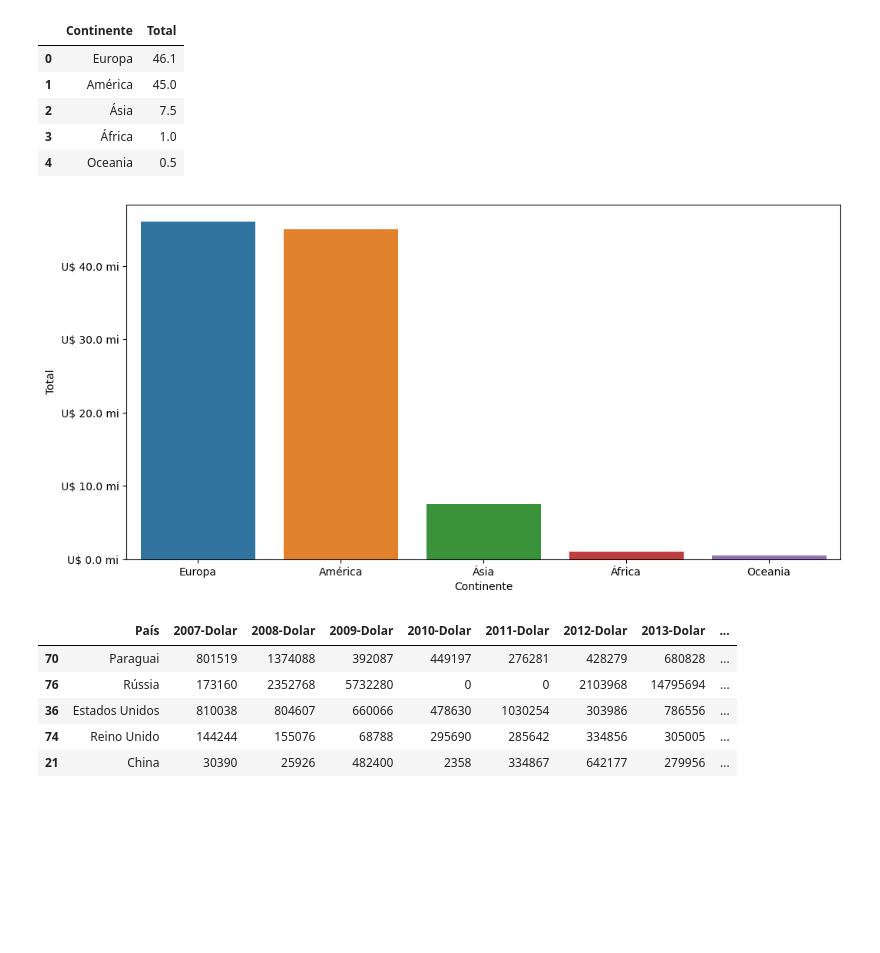
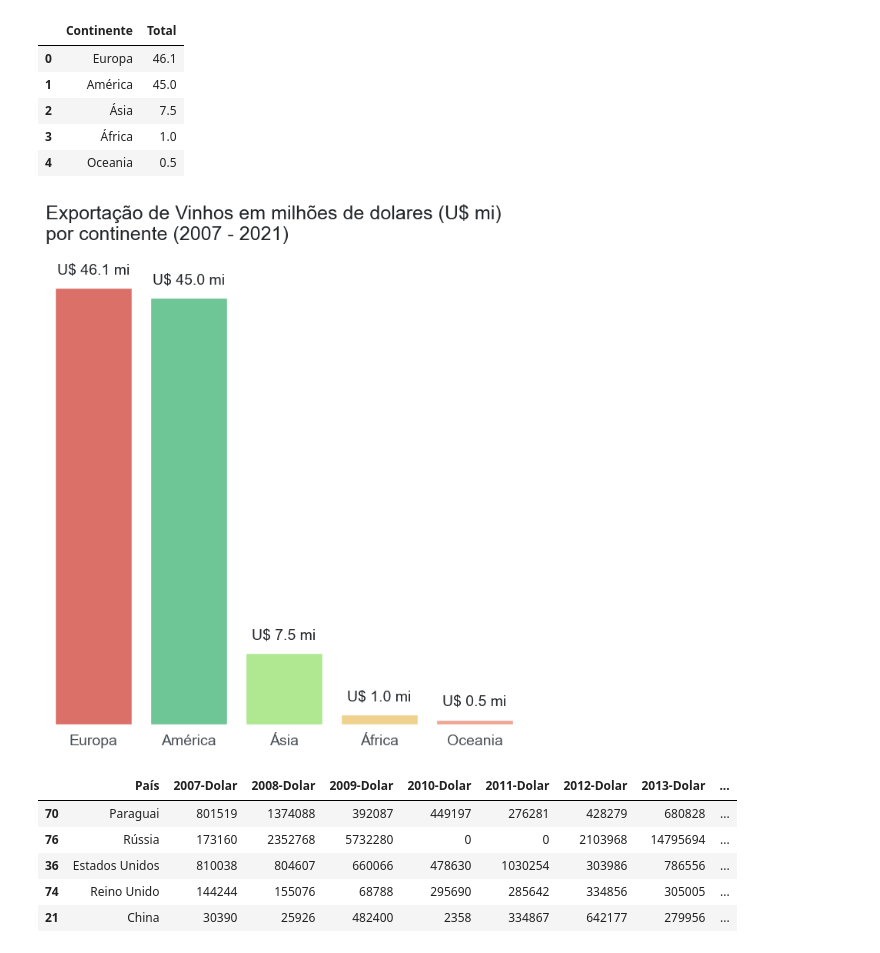
Before and after one commit to afonsosr2/techchallenge-grupo51, a Jupyter notebook: Desafio-vinhos.ipynb, the cells around one changed output. Drawn from its saved outputs; the diff is of its cells as text; code cells hidden in the pictures; blank space fills up the shorter version.

```diff
--- a/Desafio-vinhos.ipynb
+++ b/Desafio-vinhos.ipynb
@@ -172,15 +220,33 @@ vendas_por_continente
 | 2 | Ásia | 7.5 |
 | 3 | África | 1.0 |
 | 4 | Oceania | 0.5 |
-# %%
-plt.figure(figsize = (12,6))
-axis = sns.barplot(data = vendas_por_continente , x = "Continente", y= "Total")
-axis.yaxis.set_major_formatter(ticker.StrMethodFormatter("U$ {x} mi"))
-#plt.ylim(0,2500000)
-plt.xticks()
-plt.show()
-# %% [output]
-[figure, removed]
+# %%
+# Definindo a área do gráfico e o tema da visualização
+fig, ax = plt.subplots(figsize=(8,8))
+sns.set_theme(style="white")
+
+# Desenhando o gráfico
+ax = sns.barplot(data = vendas_por_continente , x = "Continente", y= "Total", palette = PALETA01)
+
+ # Personalizando o gráfico
+ax.set_title('Exportação de Vinhos em milhões de dolares (U$ mi)\npor continente (2007 - 2021)',
+             loc='left', fontsize=18, color = CINZA1, pad = 10)
+ax.set_xlabel("")
+ax.set_ylabel("")
+ax.xaxis.set_tick_params(labelsize = 14, labelcolor= CINZA2)
+ax.yaxis.set_major_formatter(ticker.StrMethodFormatter("U$ {x} mi"))
+ax.set_ylim(0, 50)
+ax.set_yticklabels([])
+sns.despine(left= True, bottom = True)
+
+# Adicionando os valores
+for container in ax.containers:
+  labels = [f'U$ {valor.get_height()} mi' for valor in container]
+  ax.bar_label(container, label_type="edge", labels = labels, size = 14, color = CINZA1, padding = 10)
+
+plt.show()
+# %% [output]
+[figure, added]
 # %%
 dados_dolar_ordenados = dados_dolar_combinado.sort_values("Total", axis= 0 , ascending= False)
 dados_dolar_ordenados.head()
```
Also changed, not shown: parts of 12 cells of this notebook.
